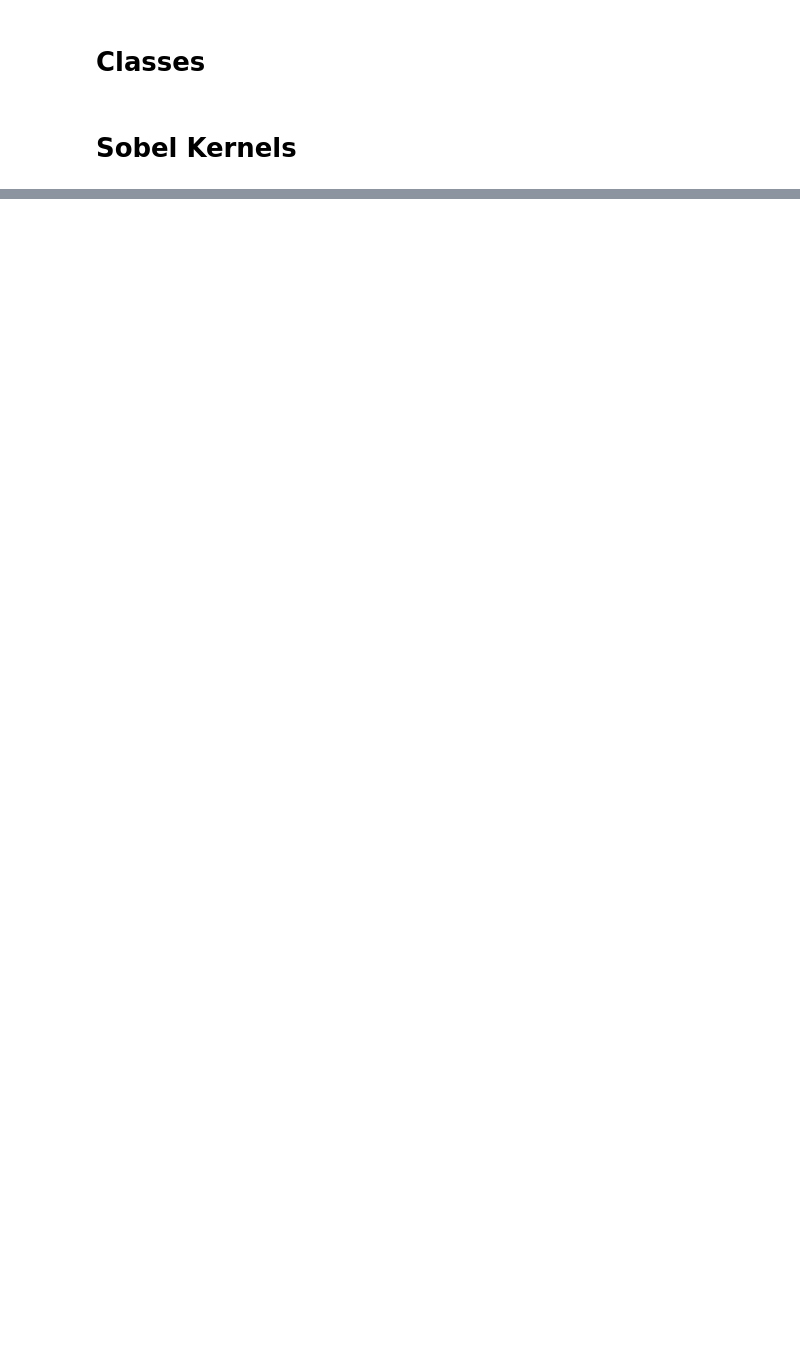
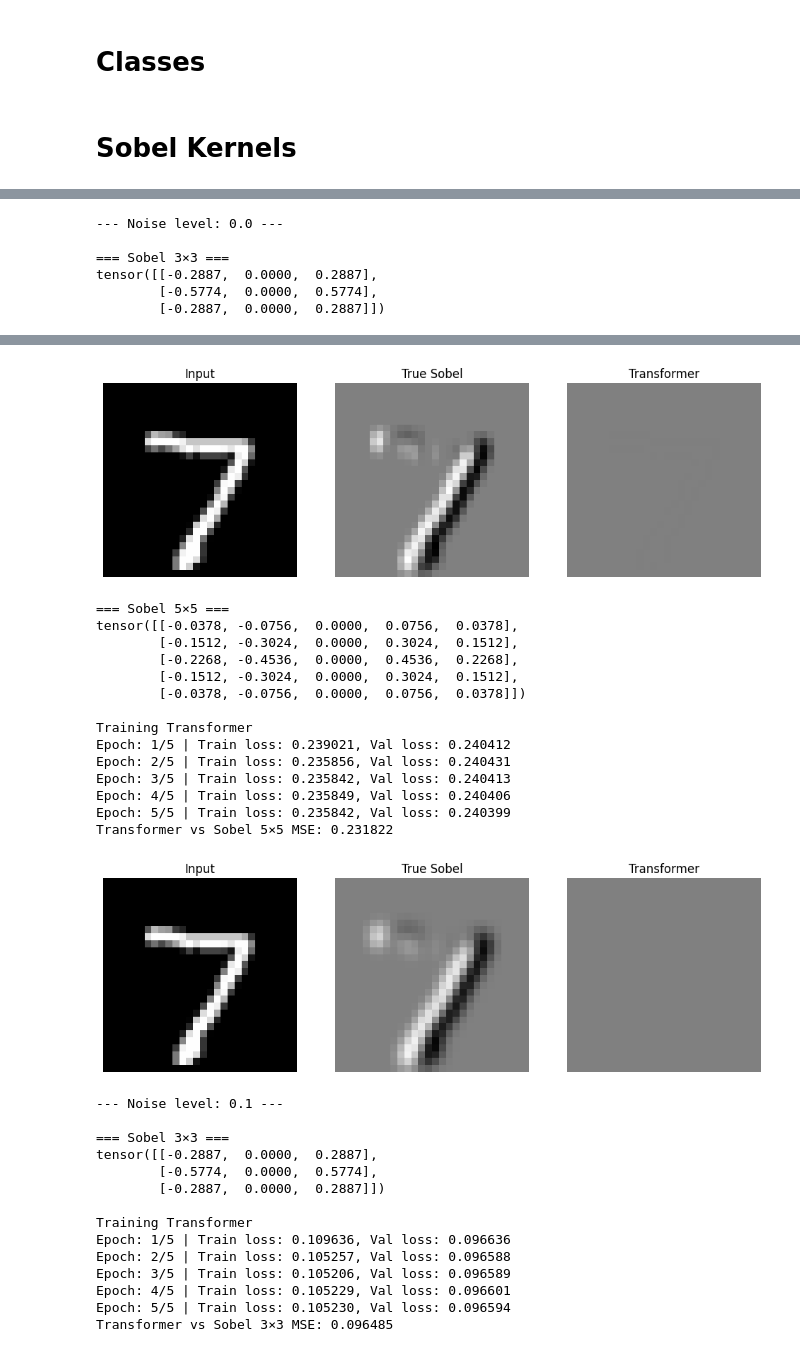
Before and after one commit to gesantel/LearningSobel, a Jupyter notebook: learning-local-filters-loop.ipynb, the cells around one changed output, grey strips where cells are left out. Saved outputs shown, nothing was run; the diff lists cells and outputs as text; code cells hidden in the pictures; blank space fills up the shorter version.

```diff
--- a/learning-local-filters-loop.ipynb
+++ b/learning-local-filters-loop.ipynb
@@ -85,7 +85,7 @@ class Transformer(nn.Module):
         if x.size(2) != H * W: #Safety check to ensure spatial dims unchanged.
           raise ValueError(f"Shape mismatch: expected {H * W} elements, got {x.size(2)}")
         # Restore spatial dimensions
-        x = nn.Unflatten(1,(32,H,W))(x) #shape (B,32,H,W)
+        x = nn.Unflatten(2,(H,W))(x) #shape (B,32,H,W)
         out = self.unpatch(x) # projection back to image space (B,1,28,28)
 
         return out
@@ -356,0 +351,15 @@ MLP vs Sobel 7×7 MSE: 0.000014
+# %%
+device = torch.device("cuda" if torch.cuda.is_available() else "cpu")
+kernels = [sobel_kernel, sobel_kernel5]
+noise_levels = [0.0, 0.1]
+model_classes = [Transformer]
+
+experiment = SobelExperiment(kernels, noise_levels, model_classes, device)
+experiment.run()
+# %% [output]
+--- Noise level: 0.0 ---
+
+=== Sobel 3×3 ===
+tensor([[-0.2887,  0.0000,  0.2887],
+        [-0.5774,  0.0000,  0.5774],
+        [-0.2887,  0.0000,  0.2887]])
@@ -356,0 +373,30 @@ MLP vs Sobel 7×7 MSE: 0.000014
+[figure, added]
+=== Sobel 5×5 ===
+tensor([[-0.0378, -0.0756,  0.0000,  0.0756,  0.0378],
+        [-0.1512, -0.3024,  0.0000,  0.3024,  0.1512],
+        [-0.2268, -0.4536,  0.0000,  0.4536,  0.2268],
+        [-0.1512, -0.3024,  0.0000,  0.3024,  0.1512],
+        [-0.0378, -0.0756,  0.0000,  0.0756,  0.0378]])
+
+Training Transformer
+Epoch: 1/5 | Train loss: 0.239021, Val loss: 0.240412
+Epoch: 2/5 | Train loss: 0.235856, Val loss: 0.240431
+Epoch: 3/5 | Train loss: 0.235842, Val loss: 0.240413
+Epoch: 4/5 | Train loss: 0.235849, Val loss: 0.240406
+Epoch: 5/5 | Train loss: 0.235842, Val loss: 0.240399
+Transformer vs Sobel 5×5 MSE: 0.231822
+[figure, added]
+--- Noise level: 0.1 ---
+
+=== Sobel 3×3 ===
+tensor([[-0.2887,  0.0000,  0.2887],
+        [-0.5774,  0.0000,  0.5774],
+        [-0.2887,  0.0000,  0.2887]])
+
+Training Transformer
+Epoch: 1/5 | Train loss: 0.109636, Val loss: 0.096636
+Epoch: 2/5 | Train loss: 0.105257, Val loss: 0.096588
+Epoch: 3/5 | Train loss: 0.105206, Val loss: 0.096589
+Epoch: 4/5 | Train loss: 0.105229, Val loss: 0.096601
+Epoch: 5/5 | Train loss: 0.105230, Val loss: 0.096594
+Transformer vs Sobel 3×3 MSE: 0.096485
```
Also changed, not shown: parts of 2 cells of this notebook, 2 other files.
